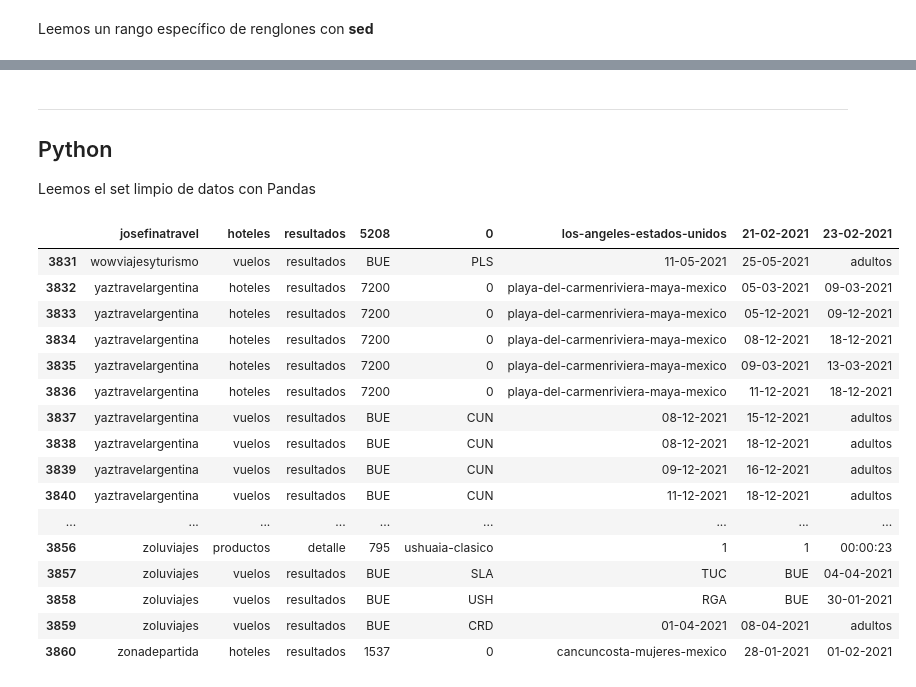
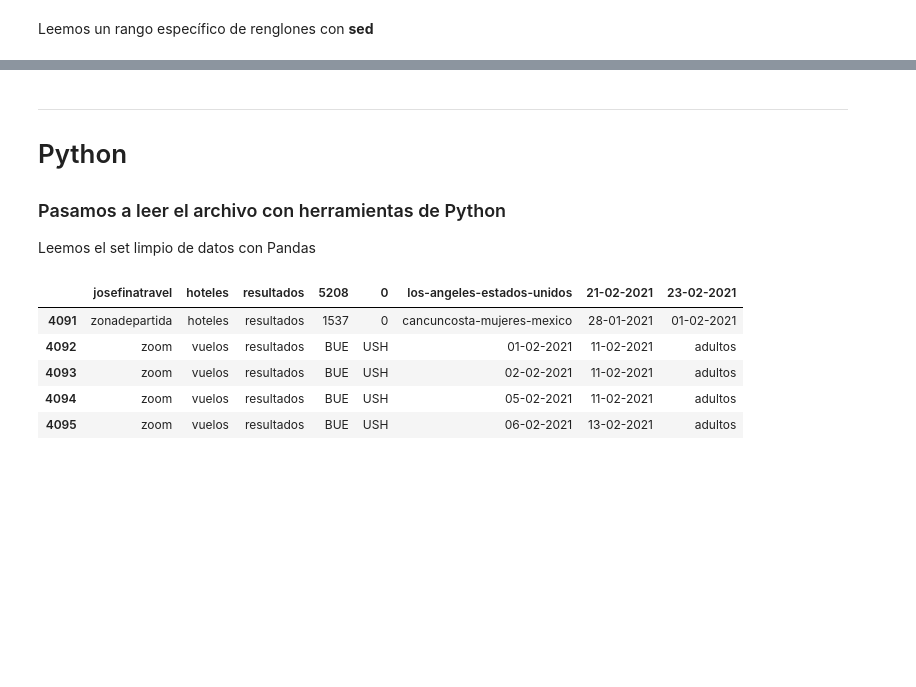
Before and after one commit to MarcoCenturion/Bash_data_analytics, a Jupyter notebook: sed cut tr python.ipynb, the cells around one changed output, grey strips where cells are left out. Saved outputs shown, nothing was run; the diff lists cells and outputs as text; code cells hidden in the pictures; blank space fills up the shorter version.

```diff
--- a/sed cut tr python.ipynb
+++ b/sed cut tr python.ipynb
@@ -290,28 +304,18 @@ Leemos un rango específico de renglones con **sed**
 # %% [markdown]
 ---
 
-## Python
+# Python
+### Pasamos a leer el archivo con herramientas de Python
 Leemos el set limpio de datos con Pandas
 # %%
 data=pd.read_csv('resultados_filtrados.csv')
 # %%
-data.tail(30)
+data.tail()
 # %% [output]
 |  | josefinatravel | hoteles | resultados | 5208 | 0 | los-angeles-estados-unidos | 21-02-2021 | 23-02-2021 |
-| 3831 | wowviajesyturismo | vuelos | resultados | BUE | PLS | 11-05-2021 | 25-05-2021 | adultos |
-| 3832 | yaztravelargentina | hoteles | resultados | 7200 | 0 | playa-del-carmenriviera-maya-mexico | 05-03-2021 | 09-03-2021 |
-| 3833 | yaztravelargentina | hoteles | resultados | 7200 | 0 | playa-del-carmenriviera-maya-mexico | 05-12-2021 | 09-12-2021 |
-| 3834 | yaztravelargentina | hoteles | resultados | 7200 | 0 | playa-del-carmenriviera-maya-mexico | 08-12-2021 | 18-12-2021 |
-| 3835 | yaztravelargentina | hoteles | resultados | 7200 | 0 | playa-del-carmenriviera-maya-mexico | 09-03-2021 | 13-03-2021 |
-| 3836 | yaztravelargentina | hoteles | resultados | 7200 | 0 | playa-del-carmenriviera-maya-mexico | 11-12-2021 | 18-12-2021 |
-| 3837 | yaztravelargentina | vuelos | resultados | BUE | CUN | 08-12-2021 | 15-12-2021 | adultos |
-| 3838 | yaztravelargentina | vuelos | resultados | BUE | CUN | 08-12-2021 | 18-12-2021 | adultos |
-| 3839 | yaztravelargentina | vuelos | resultados | BUE | CUN | 09-12-2021 | 16-12-2021 | adultos |
-| 3840 | yaztravelargentina | vuelos | resultados | BUE | CUN | 11-12-2021 | 18-12-2021 | adultos |
-| ... | ... | ... | ... | ... | ... | ... | ... | ... |
-| 3856 | zoluviajes | productos | detalle | 795 | ushuaia-clasico | 1 | 1 | 00:00:23 |
-| 3857 | zoluviajes | vuelos | resultados | BUE | SLA | TUC | BUE | 04-04-2021 |
-| 3858 | zoluviajes | vuelos | resultados | BUE | USH | RGA | BUE | 30-01-2021 |
-| 3859 | zoluviajes | vuelos | resultados | BUE | CRD | 01-04-2021 | 08-04-2021 | adultos |
-| 3860 | zonadepartida | hoteles | resultados | 1537 | 0 | cancuncosta-mujeres-mexico | 28-01-2021 | 01-02-2021 |
+| 4091 | zonadepartida | hoteles | resultados | 1537 | 0 | cancuncosta-mujeres-mexico | 28-01-2021 | 01-02-2021 |
+| 4092 | zoom | vuelos | resultados | BUE | USH | 01-02-2021 | 11-02-2021 | adultos |
+| 4093 | zoom | vuelos | resultados | BUE | USH | 02-02-2021 | 11-02-2021 | adultos |
+| 4094 | zoom | vuelos | resultados | BUE | USH | 05-02-2021 | 11-02-2021 | adultos |
+| 4095 | zoom | vuelos | resultados | BUE | USH | 06-02-2021 | 13-02-2021 | adultos |
 # %%
```
Also changed, not shown: parts of 44 cells of this notebook, 6 other files.
